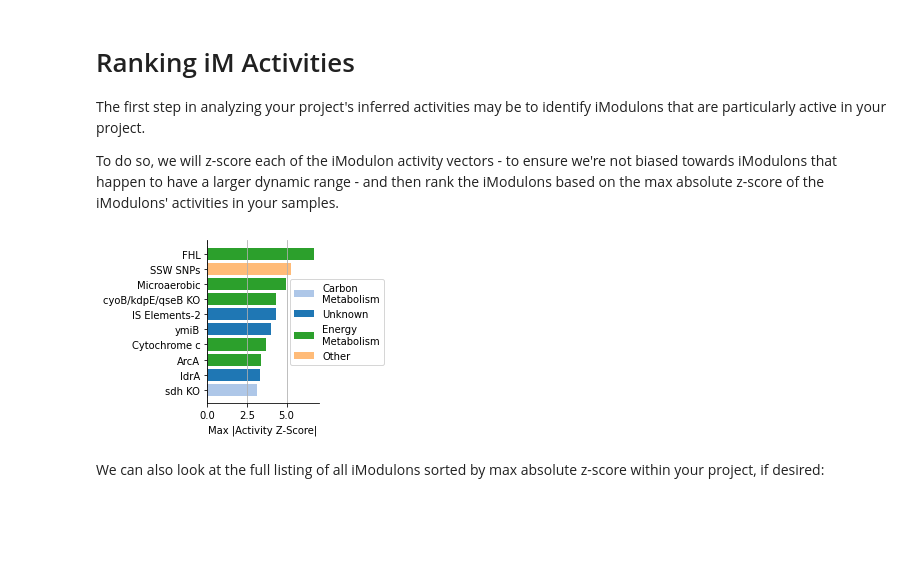
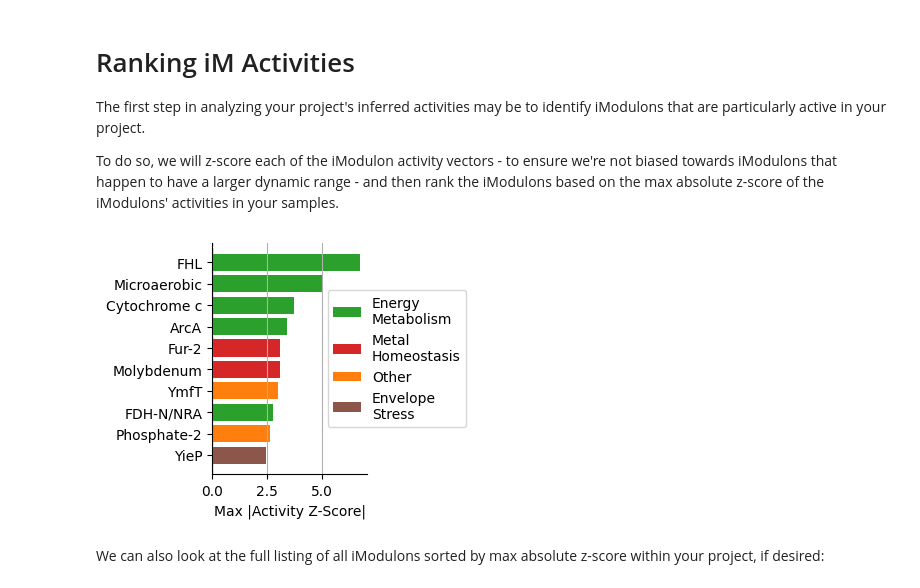
Before and after one commit to SBRG/precise1k, a Jupyter notebook: notebooks/precise1k/workflow__add_new_data.ipynb, the cells around one changed output. Drawn from its saved outputs; the diff is of its cells as text; code cells hidden in the pictures; blank space fills up the shorter version.

Commit message:
Figure tweaks

```diff
--- a/notebooks/precise1k/workflow__add_new_data.ipynb
+++ b/notebooks/precise1k/workflow__add_new_data.ipynb
@@ -196,7 +176,8 @@ To do so, we will z-score each of the iModulon activity vectors - to ensure we'r
 # %%
 # combine some low-exp-var categories so there aren't too many colors in this plot
 category = 'functional_category'
-cmap = 'tab20'
+enrichment_categories_to_use  = ['Regulatory']
+cmap = 'tab10'
 n_top_ims = 10
 
 func_cat_to_var = {}
@@ -208,45 +189,46 @@ n_max = 12
 other_cats = [tup[0] for tup in sorted_cat_to_var[n_max:]]
 func_im_table = p1k_plus_new_data.imodulon_table.copy()
 func_im_table = func_im_table.assign(functional_category=func_im_table[category].apply(lambda cat: 'Other' if cat in other_cats else cat.replace(' ', '\n')))
 
 imod_cat_counts = Counter(func_im_table[category])
 sorted_cats, sorted_counts = zip(*sorted(list(imod_cat_counts.items()), key=lambda tup: tup[1], reverse=True))
 color_dict = dict(zip(sorted_cats, [pylab.get_cmap(cmap)(i/(len(sorted_cats))) for i in range(0,len(sorted_cats))]))
 
 zscored_A = p1k_plus_new_data.A.sub(p1k_plus_new_data.A.mean(axis=1), axis=0).divide(p1k_plus_new_data.A.std(axis=1), axis=0)
 
 project_z_acts_sorted = zscored_A[project_metadata.index].abs().max(axis=1).sort_values(ascending=False)
 
 _, ax = plt.subplots(figsize=(2, 3))
 
 ax.xaxis.grid()
 
 bar_count = 0
 cats_seen = []
 x_tick_labs = []
-for (im, z_act) in project_z_acts_sorted[:n_top_ims][::-1].iteritems():
-    im_cat = func_im_table.loc[im][category]
-    if im_cat in cats_seen:
-        ax.barh(bar_count, z_act, color=color_dict[im_cat])
-    else:
-        ax.barh(bar_count, z_act, color=color_dict[im_cat], label=im_cat)
-    bar_count += 1
-    cats_seen.append(im_cat)
-    x_tick_labs.append(im)
+for (im, z_act) in project_z_acts_sorted.iteritems():
+    if bar_count < n_top_ims and func_im_table.loc[im]['enrichment_category'] == 'Regulatory':
+        im_cat = func_im_table.loc[im][category]
+        if im_cat in cats_seen:
+            ax.barh(n_top_ims - bar_count, z_act, color=color_dict[im_cat])
+        else:
+            ax.barh(n_top_ims - bar_count, z_act, color=color_dict[im_cat], label=im_cat)
+        bar_count += 1
+        cats_seen.append(im_cat)
+        x_tick_labs.append(im)
 
 for side, s in ax.spines.items():
     if side in ['top', 'right']:
         s.set_visible(False)
 
-ax.set_yticks(range(len(x_tick_labs)))
-ax.set_yticklabels(x_tick_labs)
+ax.set_yticks(range(1, len(x_tick_labs) + 1))
+ax.set_yticklabels(x_tick_labs[::-1])
 ax.axvline(0, linestyle='--', color='gray', linewidth=1)
 ax.set_xlabel('Max |Activity Z-Score|', fontsize=10)
 ax.legend(loc='center left', bbox_to_anchor=(0.7, 0.5))
 plt.savefig(Path(FIG_PATH, 'high_activity_ims.svg'), dpi = 600, bbox_inches = 'tight')
 plt.savefig(Path(FIG_PATH, 'high_activity_ims.png'), dpi = 600, bbox_inches = 'tight')
 # %% [output]
-[figure, old version]
+[figure, new version]
 # %% [markdown]
 We can also look at the full listing of all iModulons sorted by max absolute z-score within your project, if desired:
 # %%
```
Also changed, not shown: parts of 6 cells of this notebook, 13 other files.
